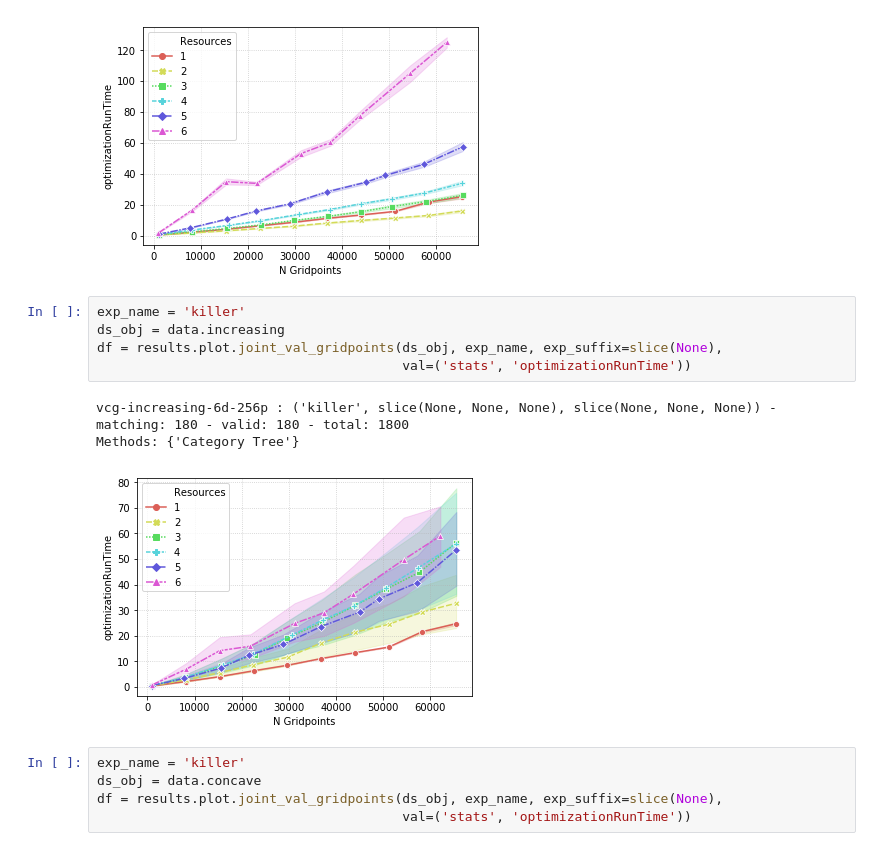
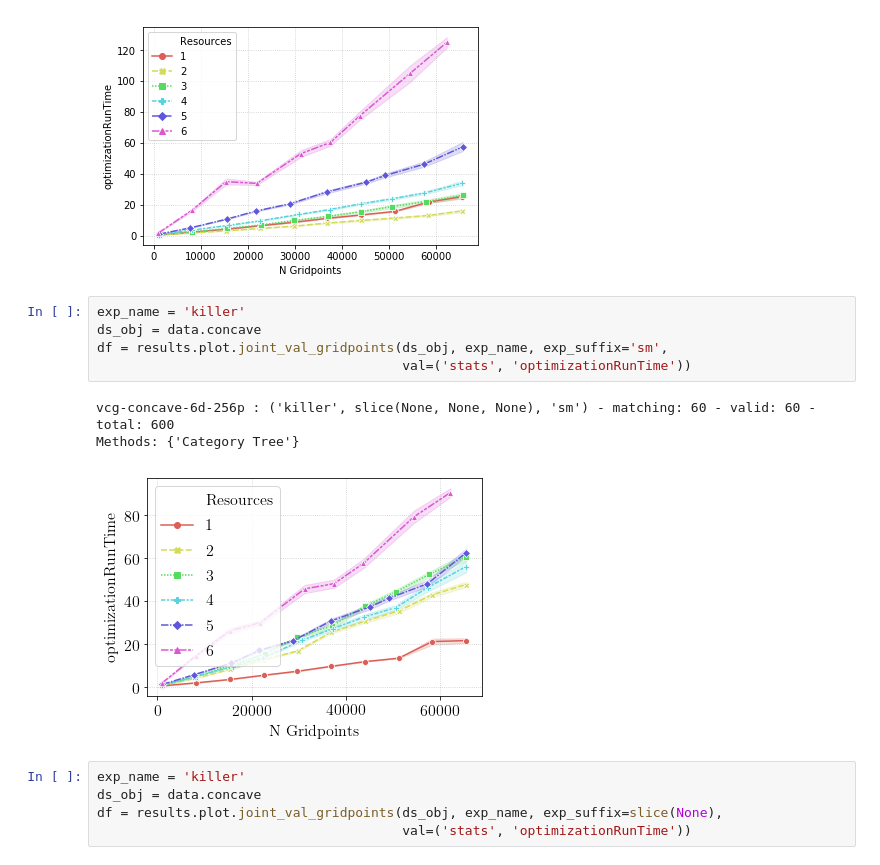
Before and after one commit to liran-funaro/jointfunc-vcg, a Jupyter notebook: notebooks/Analyze.ipynb, the cells around one changed output. Saved outputs shown, nothing was run; the diff lists cells and outputs as text.

```diff
--- a/notebooks/Analyze.ipynb
+++ b/notebooks/Analyze.ipynb
@@ -175,13 +175,13 @@ Methods: {'Category Tree'}
 [figure]
 # %%
 exp_name = 'killer'
-ds_obj = data.increasing
-df = results.plot.joint_val_gridpoints(ds_obj, exp_name, exp_suffix=slice(None),
+ds_obj = data.concave
+df = results.plot.joint_val_gridpoints(ds_obj, exp_name, exp_suffix='sm',
                                        val=('stats', 'optimizationRunTime'))
 # %% [output]
-vcg-increasing-6d-256p : ('killer', slice(None, None, None), slice(None, None, None)) - matching: 180 - valid: 180 - total: 1800
+vcg-concave-6d-256p : ('killer', slice(None, None, None), 'sm') - matching: 60 - valid: 60 - total: 600
 Methods: {'Category Tree'}
-[figure, old version]
+[figure, new version]
 # %%
 exp_name = 'killer'
 ds_obj = data.concave
```
Also changed, not shown: parts of 3 cells of this notebook, 1 other file.
